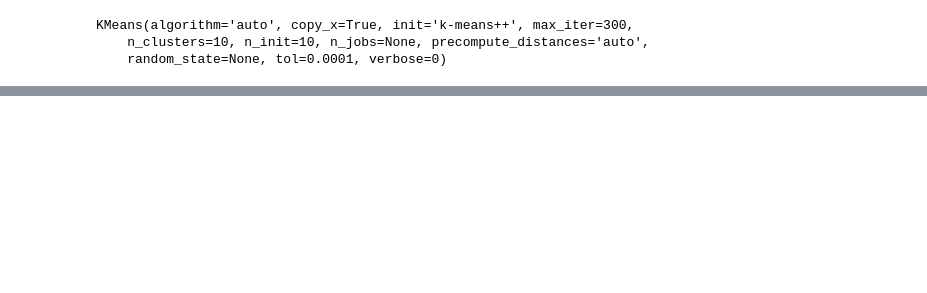
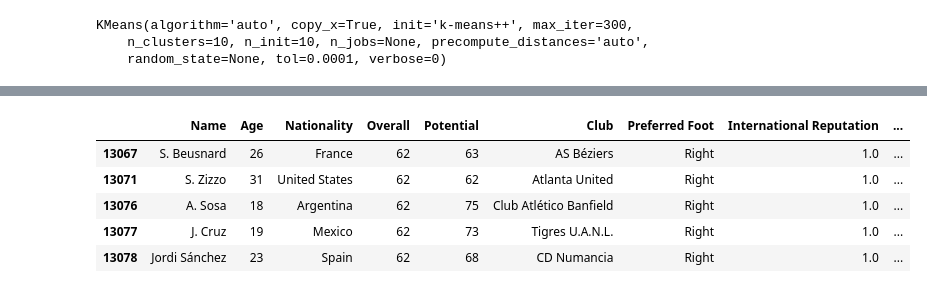
Before and after one commit to achmadwildan1888/Project-akhir-Data-analysis-and-machine-learning-model, a Jupyter notebook: machine learning model(K means)-checkpoint.ipynb, the cells around one changed output, grey strips where cells are left out. Saved outputs shown, nothing was run; the diff lists cells and outputs as text; code cells hidden in the pictures; blank space fills up the shorter version.

```diff
--- a/machine learning model(K means)-checkpoint.ipynb
+++ b/machine learning model(K means)-checkpoint.ipynb
@@ -119,0 +143,10 @@ PlotlyRequestError: No message
+# %%
+df['cluster'] = prediksi
+df[df.cluster == 3].head()
+# %% [output]
+|  | Name | Age | Nationality | Overall | Potential | Club | Preferred Foot | International Reputation | ... |
+| 13067 | S. Beusnard | 26 | France | 62 | 63 | AS Béziers | Right | 1.0 | ... |
+| 13071 | S. Zizzo | 31 | United States | 62 | 62 | Atlanta United | Right | 1.0 | ... |
+| 13076 | A. Sosa | 18 | Argentina | 62 | 75 | Club Atlético Banfield | Right | 1.0 | ... |
+| 13077 | J. Cruz | 19 | Mexico | 62 | 73 | Tigres U.A.N.L. | Right | 1.0 | ... |
+| 13078 | Jordi Sánchez | 23 | Spain | 62 | 68 | CD Numancia | Right | 1.0 | ... |
```
Also changed, not shown: parts of 14 cells of this notebook, 3 other files.
